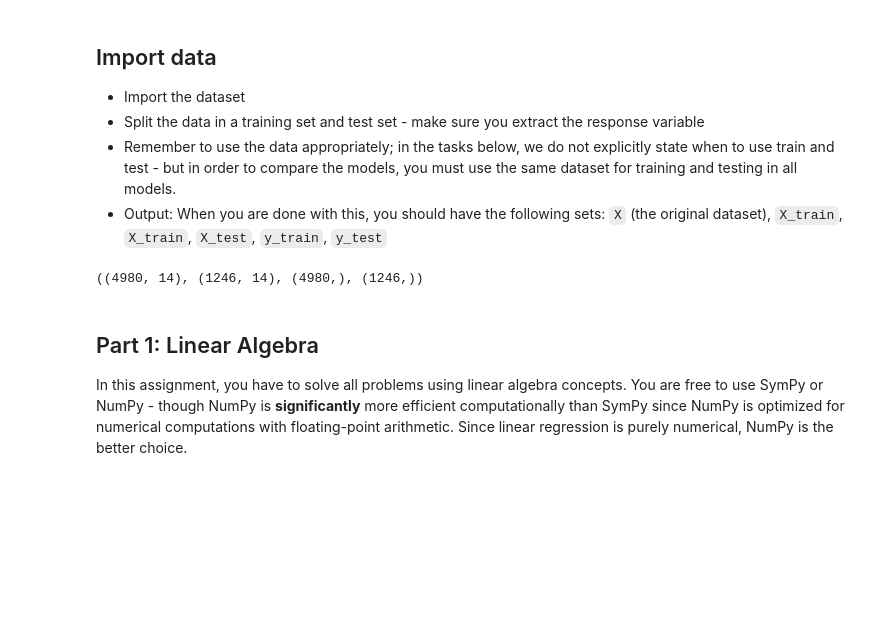
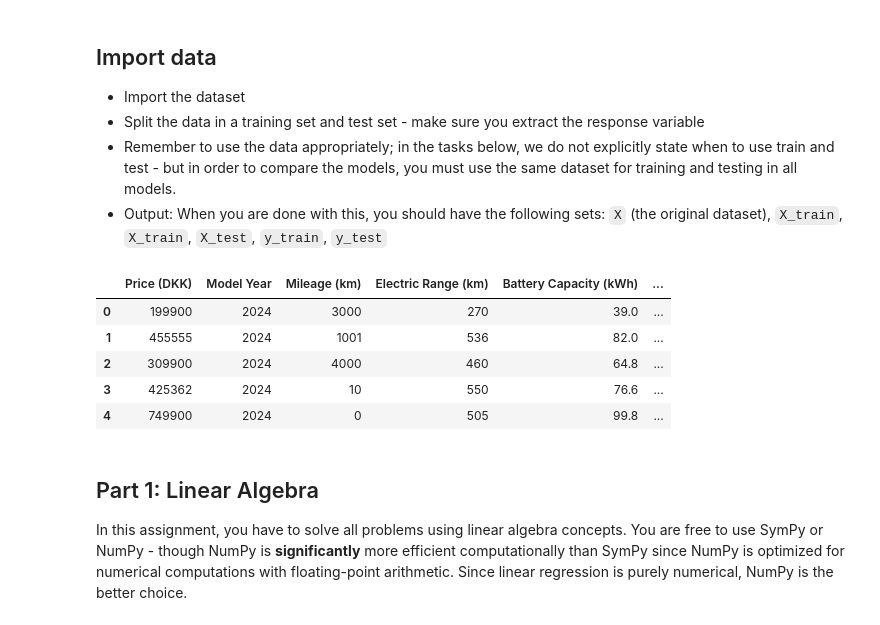
Before and after one commit to mitmarcus/VIA-MAL1, a Jupyter notebook: Ass2_CarPrices/2. Car prices.ipynb, the cells around one changed output. Cells and saved outputs as stored; diff of their text form; code cells hidden in the pictures; blank space fills up the shorter version.

```diff
--- a/Ass2_CarPrices/2. Car prices.ipynb
+++ b/Ass2_CarPrices/2. Car prices.ipynb
@@ -45,13 +45,19 @@ data = pd.read_excel('car_prices.xlsx')
+# %%
+data = pd.read_excel('car_prices.xlsx')
+
+data.head()
+# %% [output]
+|  | Price (DKK) | Model Year | Mileage (km) | Electric Range (km) | Battery Capacity (kWh) | ... |
+| 0 | 199900 | 2024 | 3000 | 270 | 39.0 | ... |
+| 1 | 455555 | 2024 | 1001 | 536 | 82.0 | ... |
+| 2 | 309900 | 2024 | 4000 | 460 | 64.8 | ... |
+| 3 | 425362 | 2024 | 10 | 550 | 76.6 | ... |
+| 4 | 749900 | 2024 | 0 | 505 | 99.8 | ... |
 # %%
-# Split the data in a training set and test set - make sure you extract the response variable
-from sklearn.model_selection import train_test_split
 X = data.drop(['Price (DKK)', 'Rear-Wheel Drive'], axis=1)
 y = data['Price (DKK)'].values
+
 X_train, X_test, y_train, y_test = train_test_split(X, y, test_size=0.2, random_state=42)
-
-X_train.shape, X_test.shape, y_train.shape, y_test.shape
-# %% [output]
-((4980, 14), (1246, 14), (4980,), (1246,))
 # %% [markdown]
 ## Part 1: Linear Algebra
 In this assignment, you have to solve all problems using linear algebra concepts. You are free to use SymPy or NumPy - though NumPy is **significantly** more efficient computationally than SymPy since NumPy is optimized for numerical computations with floating-point arithmetic. Since linear regression is purely numerical, NumPy is the better choice.
```
Also changed, not shown: parts of 45 cells of this notebook.
